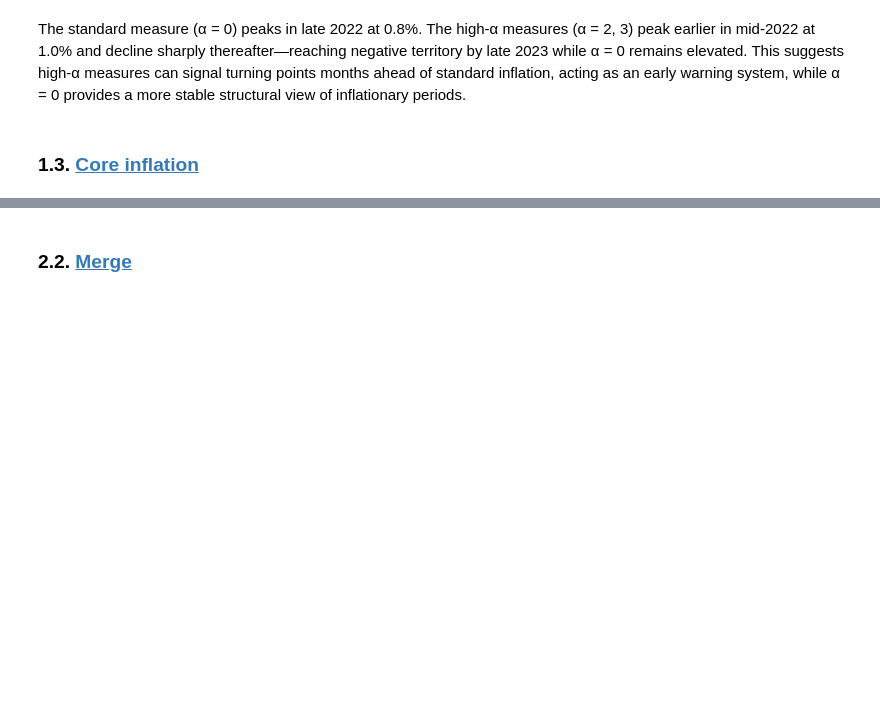
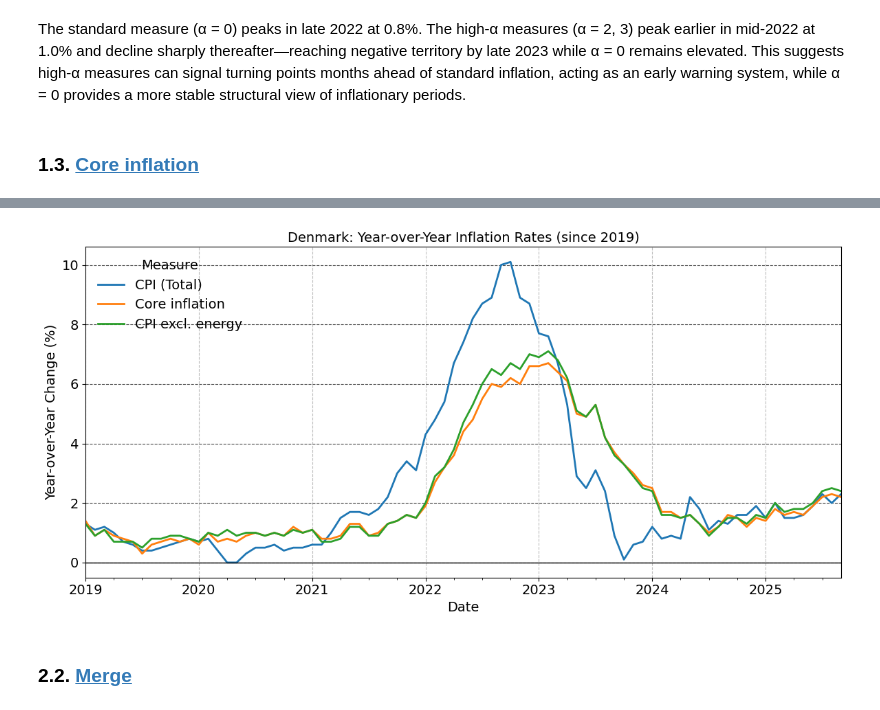
Before and after one commit to makromadskinen/ProgEconGruppe, a Jupyter notebook: Assignment 1/Aflevering.ipynb, the cells around one changed output, grey strips where cells are left out. Cells and saved outputs as stored; diff of their text form; code cells hidden in the pictures; blank space fills up the shorter version.

```diff
--- a/Assignment 1/Aflevering.ipynb
+++ b/Assignment 1/Aflevering.ipynb
@@ -579,0 +358,12 @@ for cat in ['Total CPI', 'Excl. energy', 'Core (excl. energy & food)']:
+# %%
+# Define column mappings
+pris111_api = DstApi('PRIS111')
+params = pris111_api._define_base_params(language='en')
+display(params)
+pris111 = pris111_api.get_data(params)
+print (pris111.shape)
+display(pris111.head())
+
+#see unique values in various columns
+print(pris111['ENHED'].unique())
+print(pris111['VAREGR'].unique())
@@ -580,3 +401,53 @@ for cat in ['Total CPI', 'Excl. energy', 'Core (excl. energy & food)']:
+# %%
+# --- Define filters ---
+target_unit = "Percentage change compared to same month the year before (per cent)"
+groups = [
+    "00 Consumer price index, total",
+    "15.1 Overall Consumer Price Index excl. energy",
+    "14.1 Overall Consumer Price Index - excl. energy and unprocessed food (core inflation)",
+]
+
+# --- Filter dataset ---
+df = pris111.loc[
+    (pris111["ENHED"] == target_unit) & (pris111["VAREGR"].isin(groups)),
+    ["TID", "VAREGR", "INDHOLD"]
+].copy()
+
+# --- Convert to numeric & datetime ---
+df["INDHOLD"] = pd.to_numeric(df["INDHOLD"], errors="coerce")
+df["date"] = pd.to_datetime(df["TID"].str.replace("M", "-"), format="%Y-%m", errors="coerce")
+
+# --- Aggregate if duplicates ---
+df = df.groupby(["date", "VAREGR"], as_index=False)["INDHOLD"].mean()
+
+# --- Pivot to wide format ---
+wide = (
+    df.pivot(index="date", columns="VAREGR", values="INDHOLD")
+      .sort_index()
+      .loc["2019-01-01":]
+)
+
+# --- Rename for cleaner legend labels ---
+name_map = {
+    "00 Consumer price index, total": "CPI (Total)",
+    "15.1 Overall Consumer Price Index excl. energy": "CPI excl. energy",
+    "14.1 Overall Consumer Price Index - excl. energy and unprocessed food (core inflation)": "Core inflation",
+}
+wide = wide.rename(columns=name_map)
+
+# --- Plot ---
+fig, ax = plt.subplots(figsize=(12, 6))
+wide.plot(ax=ax, linewidth=2)
+ax.axhline(0, color="black", linewidth=1)
+ax.set_title("Denmark: Year-over-Year Inflation Rates (since 2019)", fontsize=14)
+ax.set_xlabel("Date")
+ax.set_ylabel("Year-over-Year Change (%)")
+ax.legend(title="Measure", loc="upper left", frameon=False)
+ax.grid(True, axis="y", linestyle="--", alpha=0.7)
+plt.tight_layout()
+plt.show()
+# %% [output]
+[figure, added]
 # %% [markdown]
 ### 2.2. <a id='toc2_2_'></a>[Merge](#toc0_)
 # %% [markdown]
```
Also changed, not shown: parts of 9 cells of this notebook.
